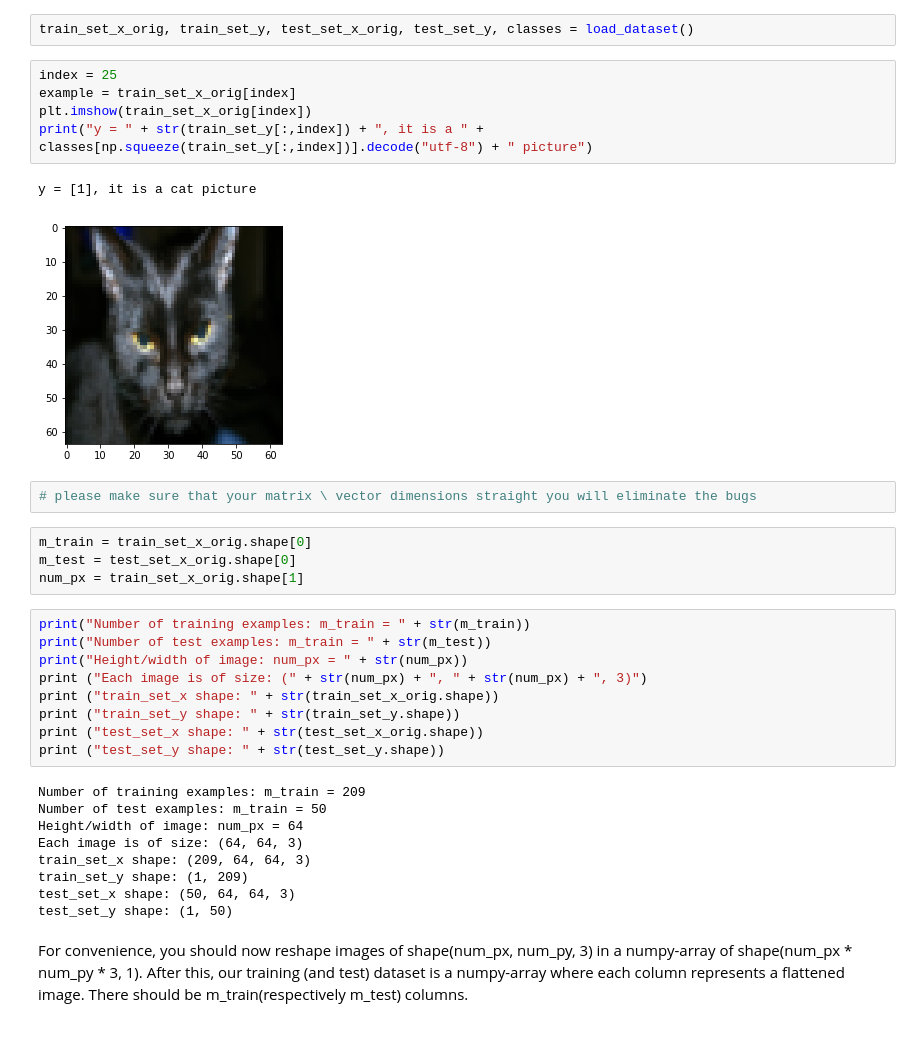
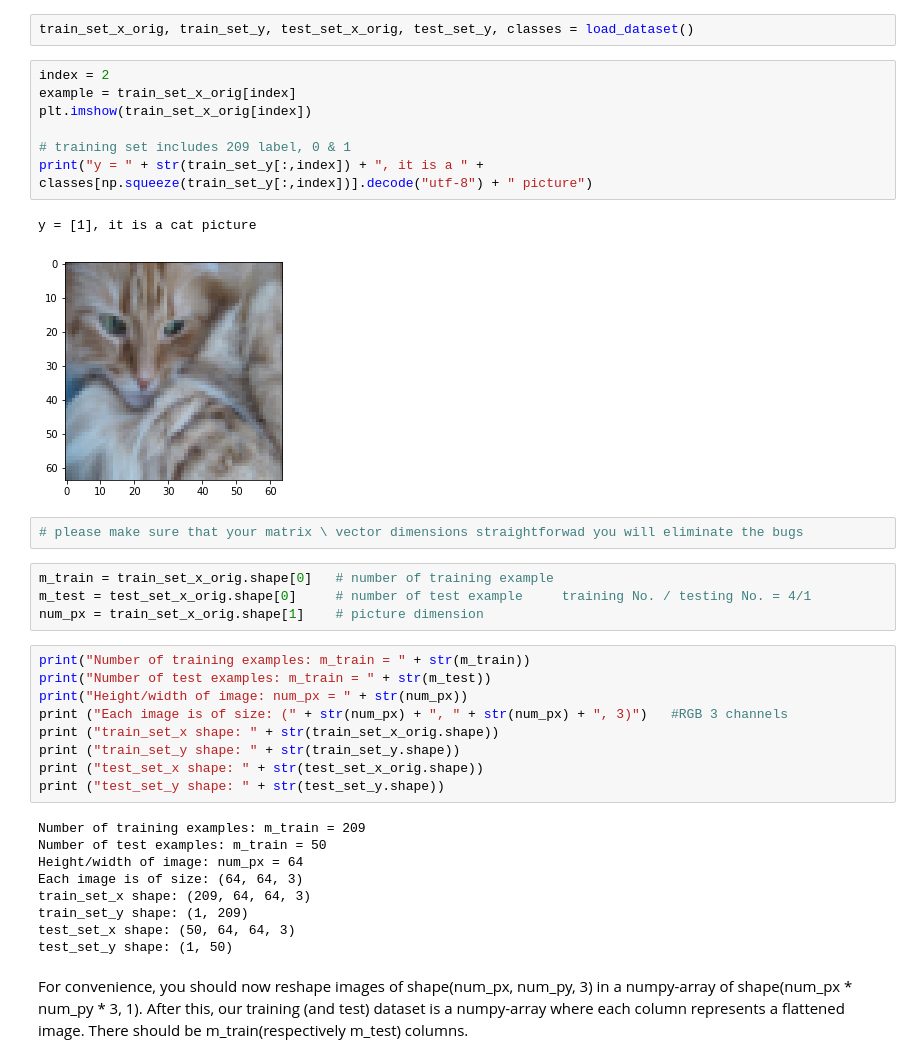
Before and after one commit to rui-ren/Simultaneous-Localization-and-Mapping, a Jupyter notebook: DL-1.ipynb, the cells around one changed output. Cells and saved outputs as stored; diff of their text form.

```diff
--- a/DL-1.ipynb
+++ b/DL-1.ipynb
@@ -12,24 +12,26 @@ from lr_utils import load_dataset
 # %%
 train_set_x_orig, train_set_y, test_set_x_orig, test_set_y, classes = load_dataset()
 # %%
-index = 25
+index = 2
 example = train_set_x_orig[index]
 plt.imshow(train_set_x_orig[index])
+
+# training set includes 209 label, 0 & 1
 print("y = " + str(train_set_y[:,index]) + ", it is a " + classes[np.squeeze(train_set_y[:,index])].decode("utf-8") + " picture")
 # %% [output]
 y = [1], it is a cat picture
-[figure, old version]
+[figure, new version]
 # %%
-# please make sure that your matrix \ vector dimensions straight you will eliminate the bugs
+# please make sure that your matrix \ vector dimensions straightforwad you will eliminate the bugs
 # %%
-m_train = train_set_x_orig.shape[0]
-m_test = test_set_x_orig.shape[0]
-num_px = train_set_x_orig.shape[1]
+m_train = train_set_x_orig.shape[0]   # number of training example
+m_test = test_set_x_orig.shape[0]     # number of test example     training No. / testing No. = 4/1
+num_px = train_set_x_orig.shape[1]    # picture dimension
 # %%
 print("Number of training examples: m_train = " + str(m_train))
 print("Number of test examples: m_train = " + str(m_test))
 print("Height/width of image: num_px = " + str(num_px))
-print ("Each image is of size: (" + str(num_px) + ", " + str(num_px) + ", 3)")
+print ("Each image is of size: (" + str(num_px) + ", " + str(num_px) + ", 3)")   #RGB 3 channels
 print ("train_set_x shape: " + str(train_set_x_orig.shape))
 print ("train_set_y shape: " + str(train_set_y.shape))
 print ("test_set_x shape: " + str(test_set_x_orig.shape))
```
Also changed, not shown: parts of 13 cells of this notebook.
